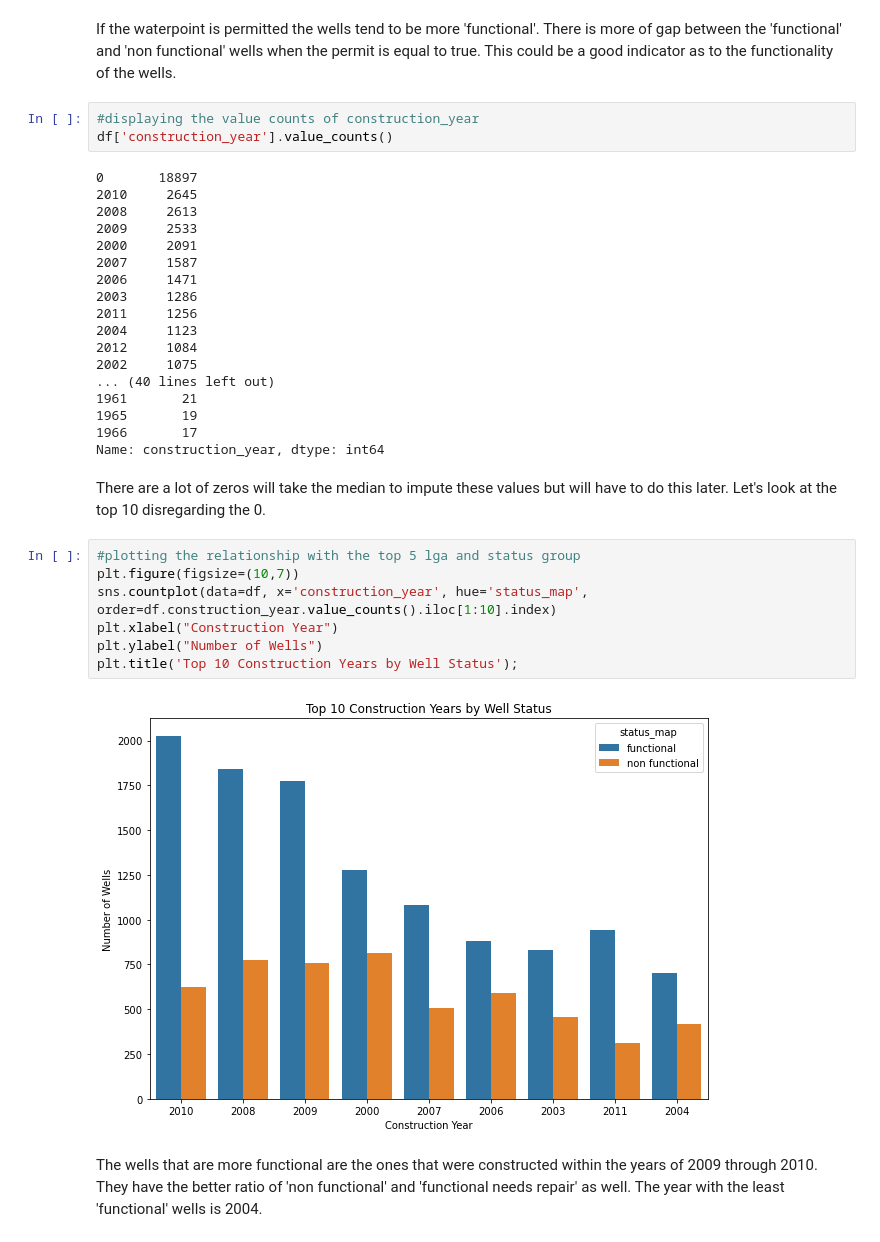
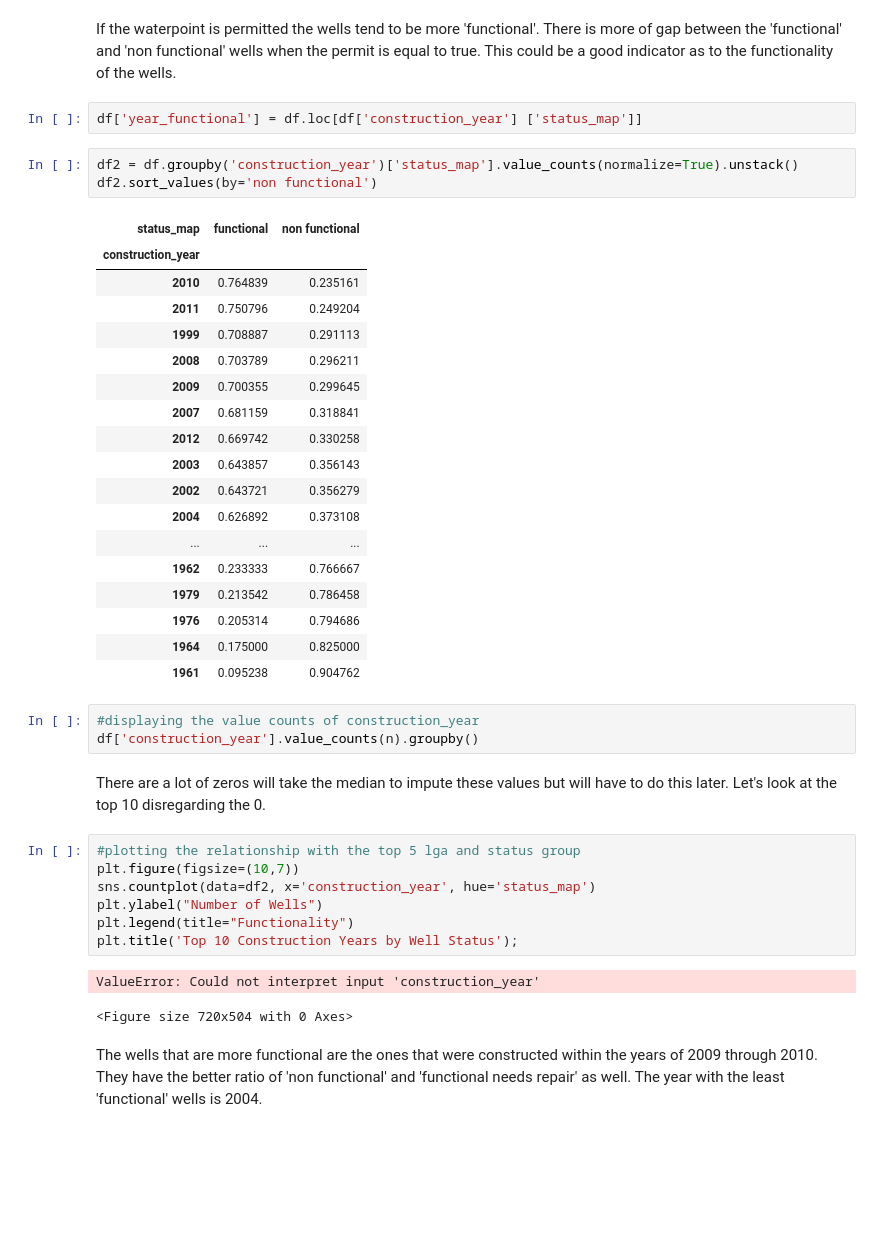
Before and after one commit to tvrjuana/tanzania-water-wells, a Jupyter notebook: water_wells_eda_modeling.ipynb, the cells around one changed output. Saved outputs shown, nothing was run; the diff lists cells and outputs as text; blank space fills up the shorter version.

```diff
--- a/water_wells_eda_modeling.ipynb
+++ b/water_wells_eda_modeling.ipynb
@@ -600,38 +600,45 @@ plt.title('Permit - Functionality of Water Wells');
 [figure]
 # %% [markdown]
 If the waterpoint is permitted the wells tend to be more 'functional'. There is more of gap between the 'functional' and 'non functional' wells when the permit is equal to true. This could be a good indicator as to the functionality of the wells.
+# %%
+df['year_functional'] = df.loc[df['construction_year'] ['status_map']]
+# %%
+df2 = df.groupby('construction_year')['status_map'].value_counts(normalize=True).unstack()
+df2.sort_values(by='non functional')
+# %% [output]
+| status_map | functional | non functional |
+| construction_year |  |  |
+| 2010 | 0.764839 | 0.235161 |
+| 2011 | 0.750796 | 0.249204 |
+| 1999 | 0.708887 | 0.291113 |
+| 2008 | 0.703789 | 0.296211 |
+| 2009 | 0.700355 | 0.299645 |
+| 2007 | 0.681159 | 0.318841 |
+| 2012 | 0.669742 | 0.330258 |
+| 2003 | 0.643857 | 0.356143 |
+| 2002 | 0.643721 | 0.356279 |
+| 2004 | 0.626892 | 0.373108 |
+| ... | ... | ... |
+| 1962 | 0.233333 | 0.766667 |
+| 1979 | 0.213542 | 0.786458 |
+| 1976 | 0.205314 | 0.794686 |
+| 1964 | 0.175000 | 0.825000 |
+| 1961 | 0.095238 | 0.904762 |
 # %%
 #displaying the value counts of construction_year
-df['construction_year'].value_counts()
+df['construction_year'].value_counts(n).groupby()
-# %% [output]
-0       18897
-2010     2645
-2008     2613
-2009     2533
-2000     2091
-2007     1587
-2006     1471
-2003     1286
-2011     1256
-2004     1123
-2012     1084
-2002     1075
-... (40 lines left out)
-1961       21
-1965       19
-1966       17
-Name: construction_year, dtype: int64
 # %% [markdown]
 There are a lot of zeros will take the median to impute these values but will have to do this later. Let's look at the top 10 disregarding the 0.
 # %%
 #plotting the relationship with the top 5 lga and status group
 plt.figure(figsize=(10,7))
-sns.countplot(data=df, x='construction_year', hue='status_map', order=df.construction_year.value_counts().iloc[1:10].index)
-plt.xlabel("Construction Year")
+sns.countplot(data=df2, x='construction_year', hue='status_map')
 plt.ylabel("Number of Wells")
+plt.legend(title="Functionality")
 plt.title('Top 10 Construction Years by Well Status');
 # %% [output]
-[figure, removed]
+ValueError: Could not interpret input 'construction_year'
+<Figure size 720x504 with 0 Axes>
 # %% [markdown]
 The wells that are more functional are the ones that were constructed within the years of 2009 through 2010. They have the better ratio of 'non functional' and 'functional needs repair' as well. The year with the least 'functional' wells is 2004.
 # %%
```
Also changed, not shown: parts of 5 cells of this notebook.
